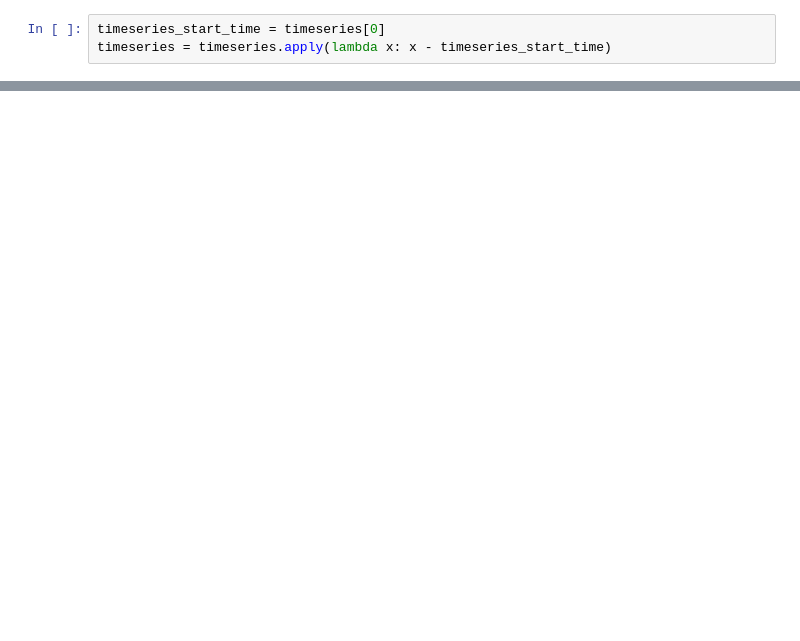
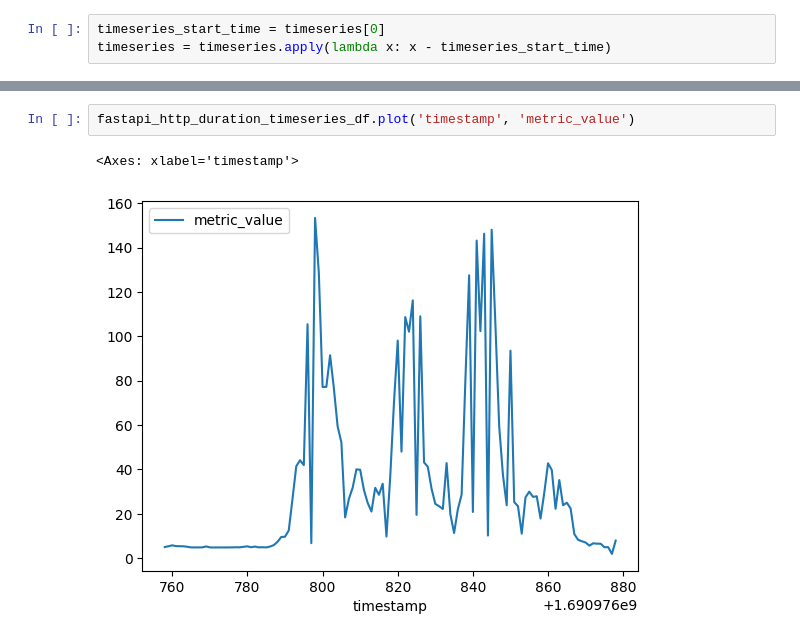
Before and after one commit to NateLeeP/api_load_test_project, a Jupyter notebook: timeseries_etl/timeseries_data_clean.ipynb, the cells around one changed output, grey strips where cells are left out. Drawn from its saved outputs; the diff is of its cells as text; blank space fills up the shorter version.

```diff
--- a/timeseries_etl/timeseries_data_clean.ipynb
+++ b/timeseries_etl/timeseries_data_clean.ipynb
@@ -80,0 +100,5 @@ ax.get_xticklabels()
+# %%
+fastapi_http_duration_timeseries_df.plot('timestamp', 'metric_value')
+# %% [output]
+<Axes: xlabel='timestamp'>
+[figure, added]
```
Also changed, not shown: parts of 15 cells of this notebook.
